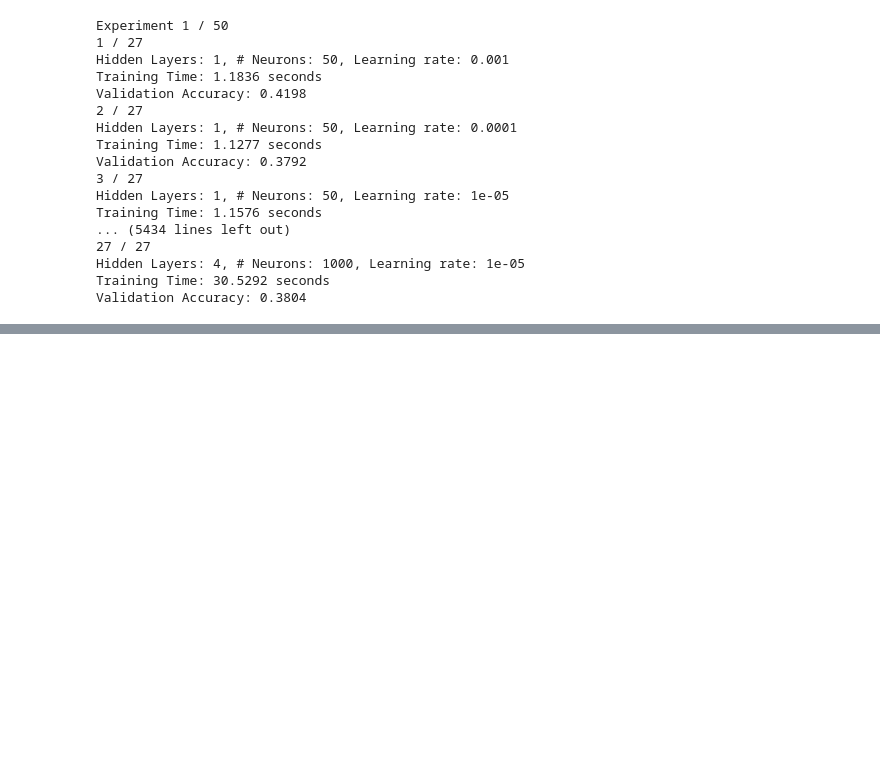
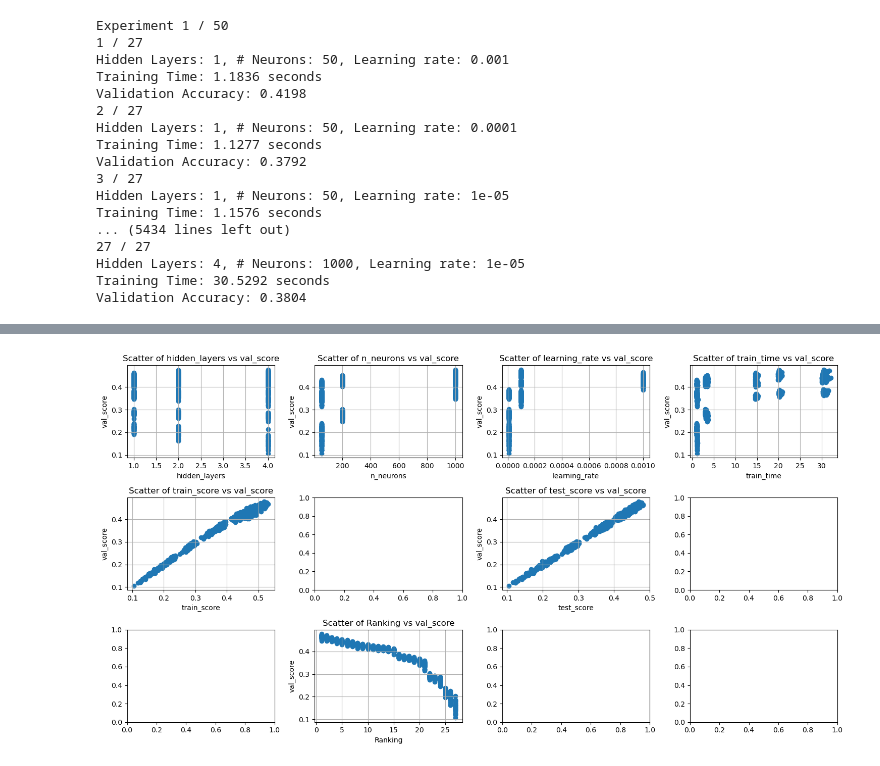
Before and after one commit to topsy-13/naiveautoml, a Jupyter notebook: python/naiveautoml/NAS/One-Epoch_test.ipynb, the cells around one changed output, grey strips where cells are left out. Saved outputs shown, nothing was run; the diff lists cells and outputs as text; code cells hidden in the pictures; blank space fills up the shorter version.

```diff
--- a/python/naiveautoml/NAS/One-Epoch_test.ipynb
+++ b/python/naiveautoml/NAS/One-Epoch_test.ipynb
@@ -355,0 +397,22 @@ experiments_result.sample()
+# %%
+def plot_correlation(data, var_1, var_2, ax=None):
+    """
+    Plots a scatter plot to visualize the correlation between two variables.
+
+    Parameters:
+    data (DataFrame): The DataFrame containing the data.
+    var_1 (str): The name of the first variable.
+    var_2 (str): The name of the second variable.
+    ax (matplotlib.axes.Axes, optional): The axis to plot on. If None, a new figure and axis will be created.
+    """
+    if ax is None:
+        fig, ax = plt.subplots()  # Create a new figure and axis if none is provided
+
+    ax.scatter(data[var_1], data[var_2])
+    ax.set_title(f'Scatter of {var_1} vs {var_2}')
+    ax.set_xlabel(var_1)
+    ax.set_ylabel(var_2)
+    ax.grid()
+
+    if ax is None:  # Only show the plot if a new figure was created
+        plt.show()
@@ -355,0 +435,15 @@ experiments_result.sample()
+# %%
+var_1 = 'hidden_layers'
+var_2 = 'val_score'
+fig, ax = plt.subplots(3, math.ceil(len(experiments_result.columns)//3 +1), figsize=(15, 8))
+ax = ax.flatten()
+for i, col in enumerate(experiments_result.columns):
+    # print(f'Analyzing variable: {col}')
+    if col in ['score', 'confusion_matrices', 'ID', var_2]:
+        pass
+    else:
+        plot_correlation(experiments_result, col, var_2, ax=ax[i])
+
+plt.tight_layout()
+# %% [output]
+[figure, added]
```
Also changed, not shown: parts of 15 cells of this notebook.
